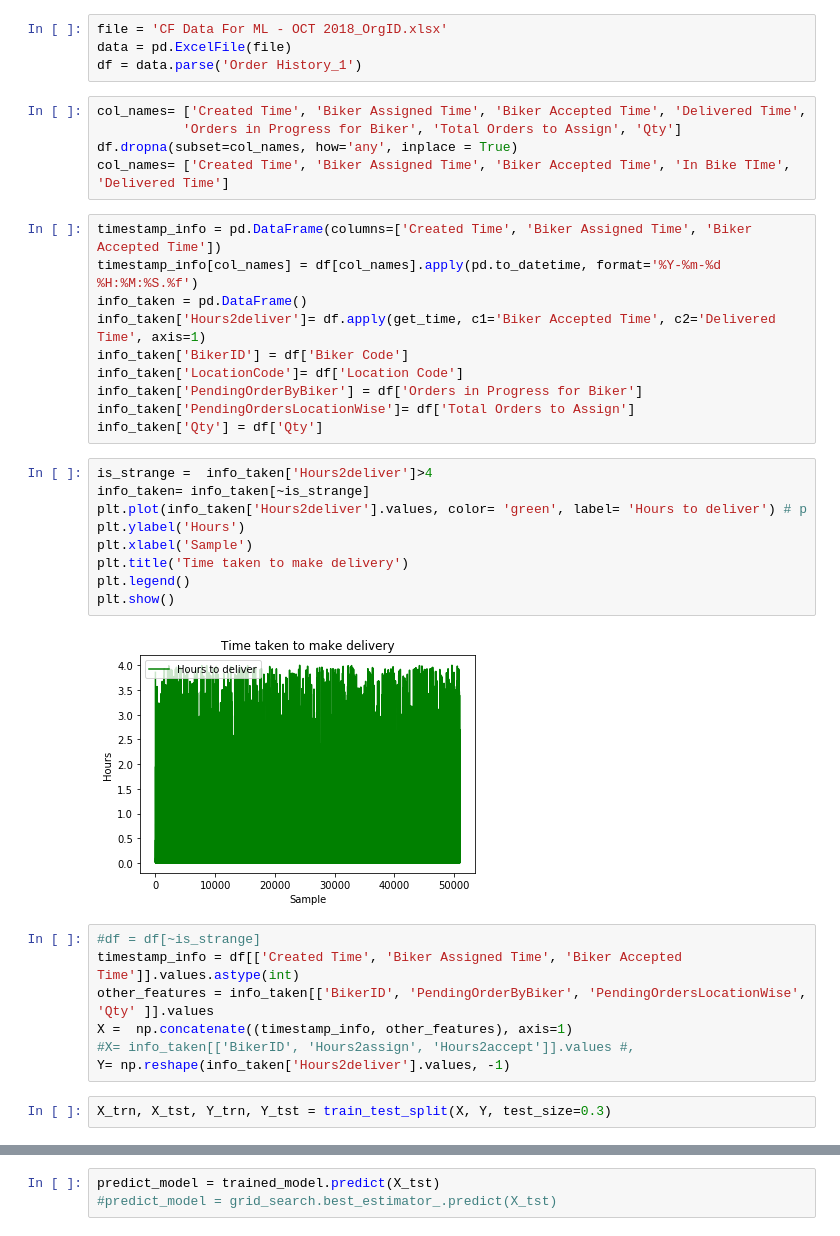
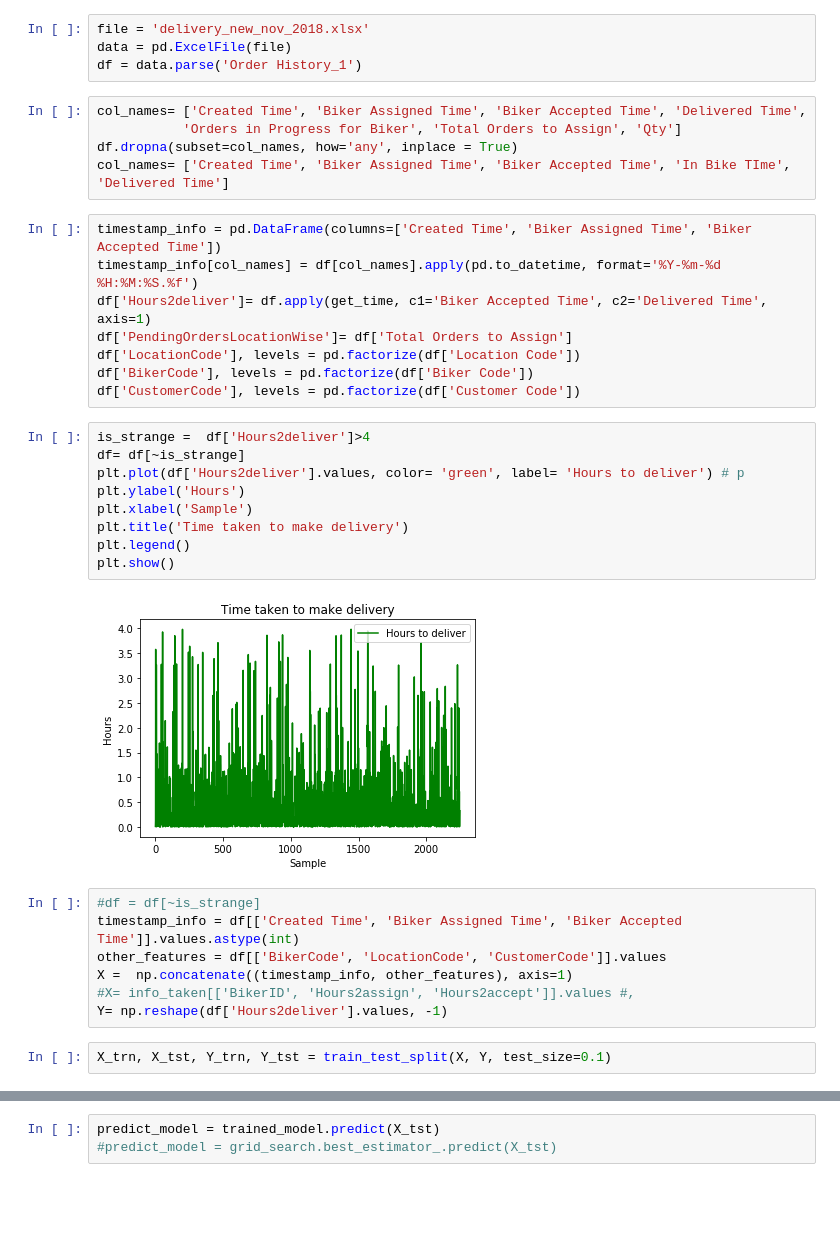
Before and after one commit to abu-rayyan/DeliveryTimePrediction, a Jupyter notebook: Ipynb_files/model3_dt.ipynb, the cells around one changed output, grey strips where cells are left out. Cells and saved outputs as stored; diff of their text form; blank space fills up the shorter version.

```diff
--- a/Ipynb_files/model3_dt.ipynb
+++ b/Ipynb_files/model3_dt.ipynb
@@ -17,7 +17,7 @@ def get_time(x, c1, c2):     #find the difference between two date columns of da
     overall_hours = days_to_hours + diff_btw_two_times
     return overall_hours
 # %%
-file = 'CF Data For ML - OCT 2018_OrgID.xlsx'
+file = 'delivery_new_nov_2018.xlsx'
 data = pd.ExcelFile(file)
 df = data.parse('Order History_1')
 # %%
@@ -28,31 +28,29 @@ col_names= ['Created Time', 'Biker Assigned Time', 'Biker Accepted Time', 'In Bi
 # %%
 timestamp_info = pd.DataFrame(columns=['Created Time', 'Biker Assigned Time', 'Biker Accepted Time'])
 timestamp_info[col_names] = df[col_names].apply(pd.to_datetime, format='%Y-%m-%d %H:%M:%S.%f')
-info_taken = pd.DataFrame()
-info_taken['Hours2deliver']= df.apply(get_time, c1='Biker Accepted Time', c2='Delivered Time', axis=1)
-info_taken['BikerID'] = df['Biker Code']
-info_taken['LocationCode']= df['Location Code']
-info_taken['PendingOrderByBiker'] = df['Orders in Progress for Biker']
-info_taken['PendingOrdersLocationWise']= df['Total Orders to Assign']
-info_taken['Qty'] = df['Qty']
+df['Hours2deliver']= df.apply(get_time, c1='Biker Accepted Time', c2='Delivered Time', axis=1)
+df['PendingOrdersLocationWise']= df['Total Orders to Assign']
+df['LocationCode'], levels = pd.factorize(df['Location Code'])
+df['BikerCode'], levels = pd.factorize(df['Biker Code'])
+df['CustomerCode'], levels = pd.factorize(df['Customer Code'])
 # %%
-is_strange =  info_taken['Hours2deliver']>4
-info_taken= info_taken[~is_strange]
-plt.plot(info_taken['Hours2deliver'].values, color= 'green', label= 'Hours to deliver') # p
+is_strange =  df['Hours2deliver']>4
+df= df[~is_strange]
+plt.plot(df['Hours2deliver'].values, color= 'green', label= 'Hours to deliver') # p
 plt.ylabel('Hours')
 plt.xlabel('Sample')
 plt.title('Time taken to make delivery')
 plt.legend()
 plt.show()
 # %% [output]
-[figure, old version]
+[figure, new version]
 # %%
 #df = df[~is_strange]
 timestamp_info = df[['Created Time', 'Biker Assigned Time', 'Biker Accepted Time']].values.astype(int)
-other_features = info_taken[['BikerID', 'PendingOrderByBiker', 'PendingOrdersLocationWise', 'Qty' ]].values
+other_features = df[['BikerCode', 'LocationCode', 'CustomerCode']].values
 X =  np.concatenate((timestamp_info, other_features), axis=1)
 #X= info_taken[['BikerID', 'Hours2assign', 'Hours2accept']].values #,
-Y= np.reshape(info_taken['Hours2deliver'].values, -1)
+Y= np.reshape(df['Hours2deliver'].values, -1)
 # %%
-X_trn, X_tst, Y_trn, Y_tst = train_test_split(X, Y, test_size=0.3)
+X_trn, X_tst, Y_trn, Y_tst = train_test_split(X, Y, test_size=0.1)
 # %%
```
Also changed, not shown: parts of 10 cells of this notebook, 20 other files.
